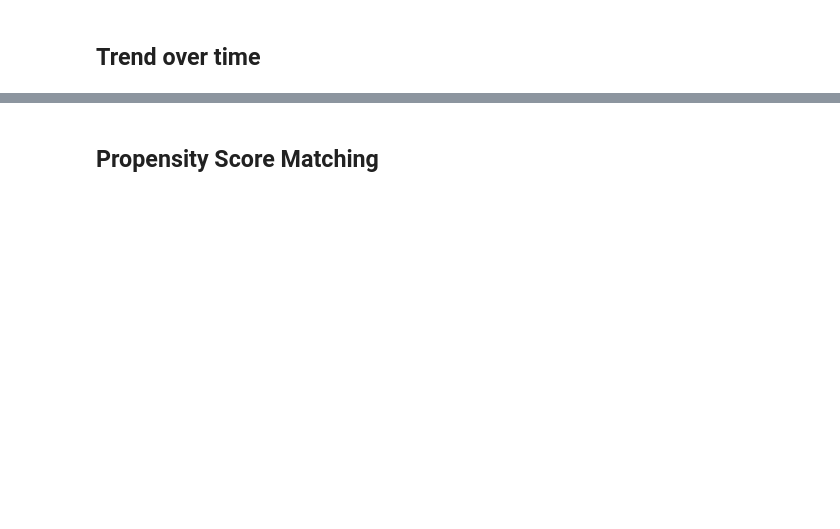
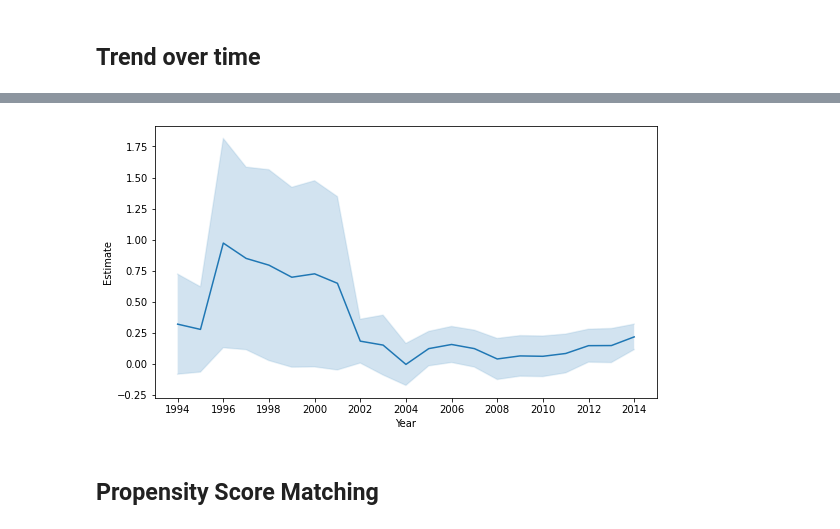
Before and after one commit to oooyiyangc/econ-honor-thesis, a Jupyter notebook: analysis/build/panel.ipynb, the cells around one changed output, grey strips where cells are left out. Cells and saved outputs as stored; diff of their text form; code cells hidden in the pictures; blank space fills up the shorter version.

```diff
--- a/analysis/build/panel.ipynb
+++ b/analysis/build/panel.ipynb
@@ -190,2 +307,6 @@ plt.show()
+# %%
+plot_trend_over_time(y="INTEREST")
+# %% [output]
+[figure, added]
 # %% [markdown]
 ## Propensity Score Matching
```
Also changed, not shown: parts of 19 cells of this notebook.
